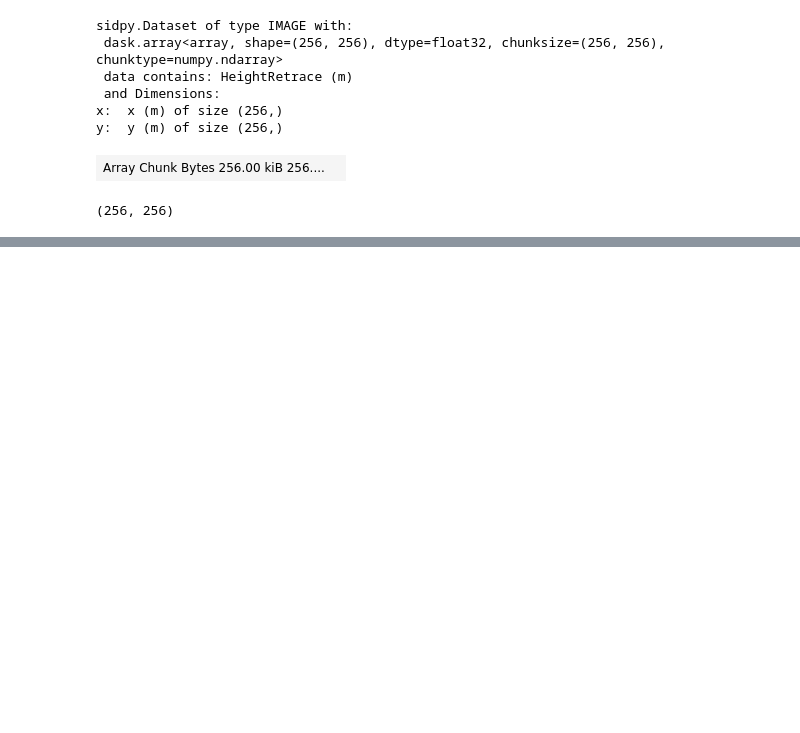
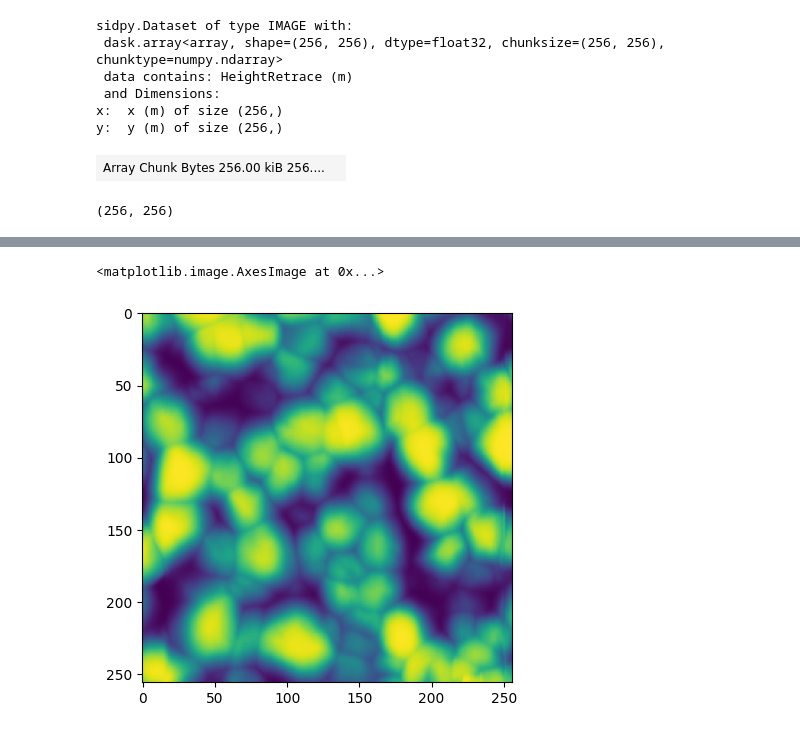
Before and after one commit to MikJak75/Micro_Grain_Segmentation, a Jupyter notebook: edge_detection.ipynb, the cells around one changed output, grey strips where cells are left out. Saved outputs shown, nothing was run; the diff lists cells and outputs as text; code cells hidden in the pictures; blank space fills up the shorter version.

```diff
--- a/edge_detection.ipynb
+++ b/edge_detection.ipynb
@@ -132,0 +92,6 @@ cv2_imshow(mask)
+# %%
+eq_hist = cv2.equalizeHist(image)
+plt.imshow(eq_hist)
+# %% [output]
+<matplotlib.image.AxesImage at 0x...>
+[figure, added]
```
Also changed, not shown: parts of 15 cells of this notebook.
